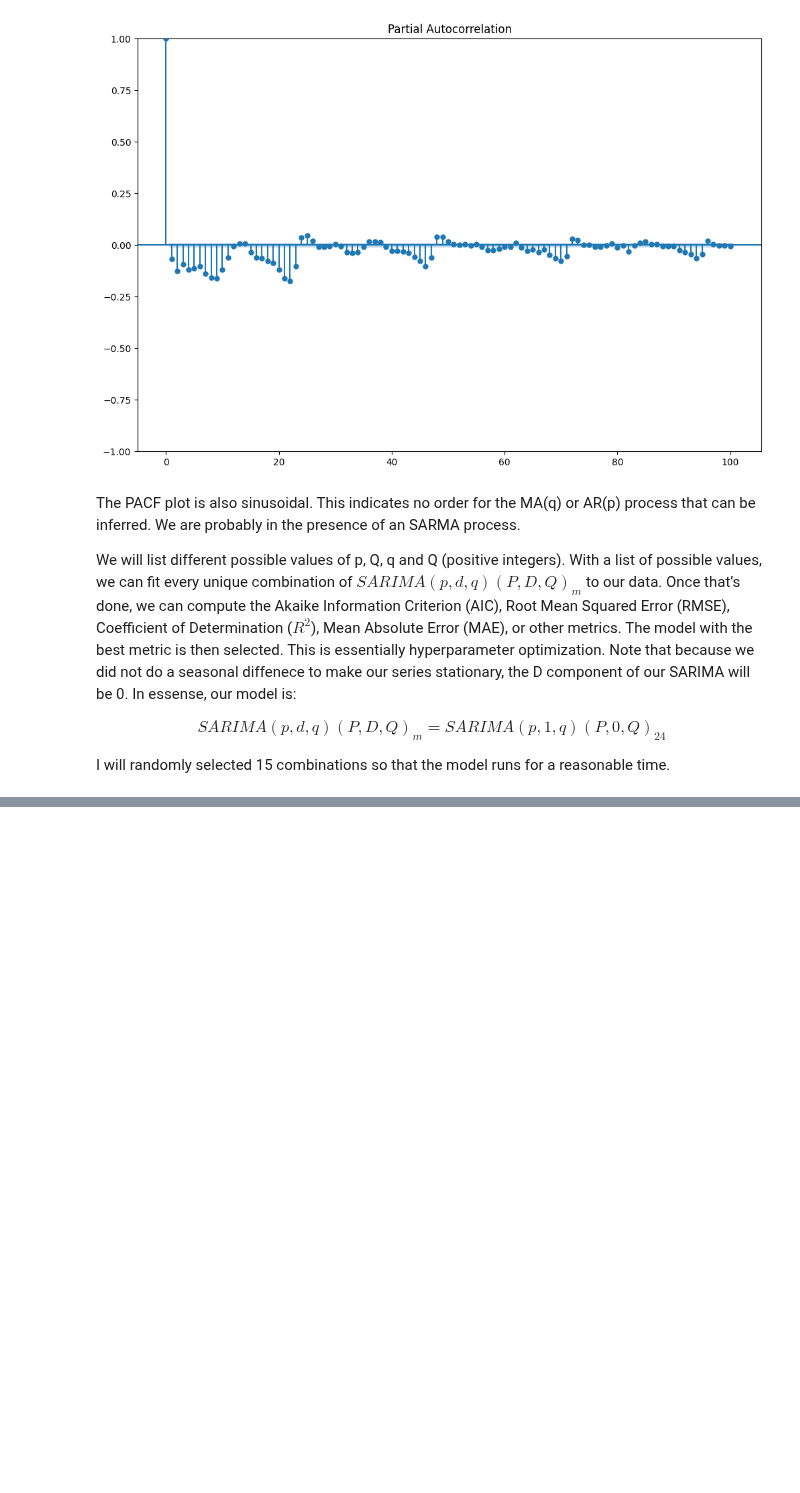
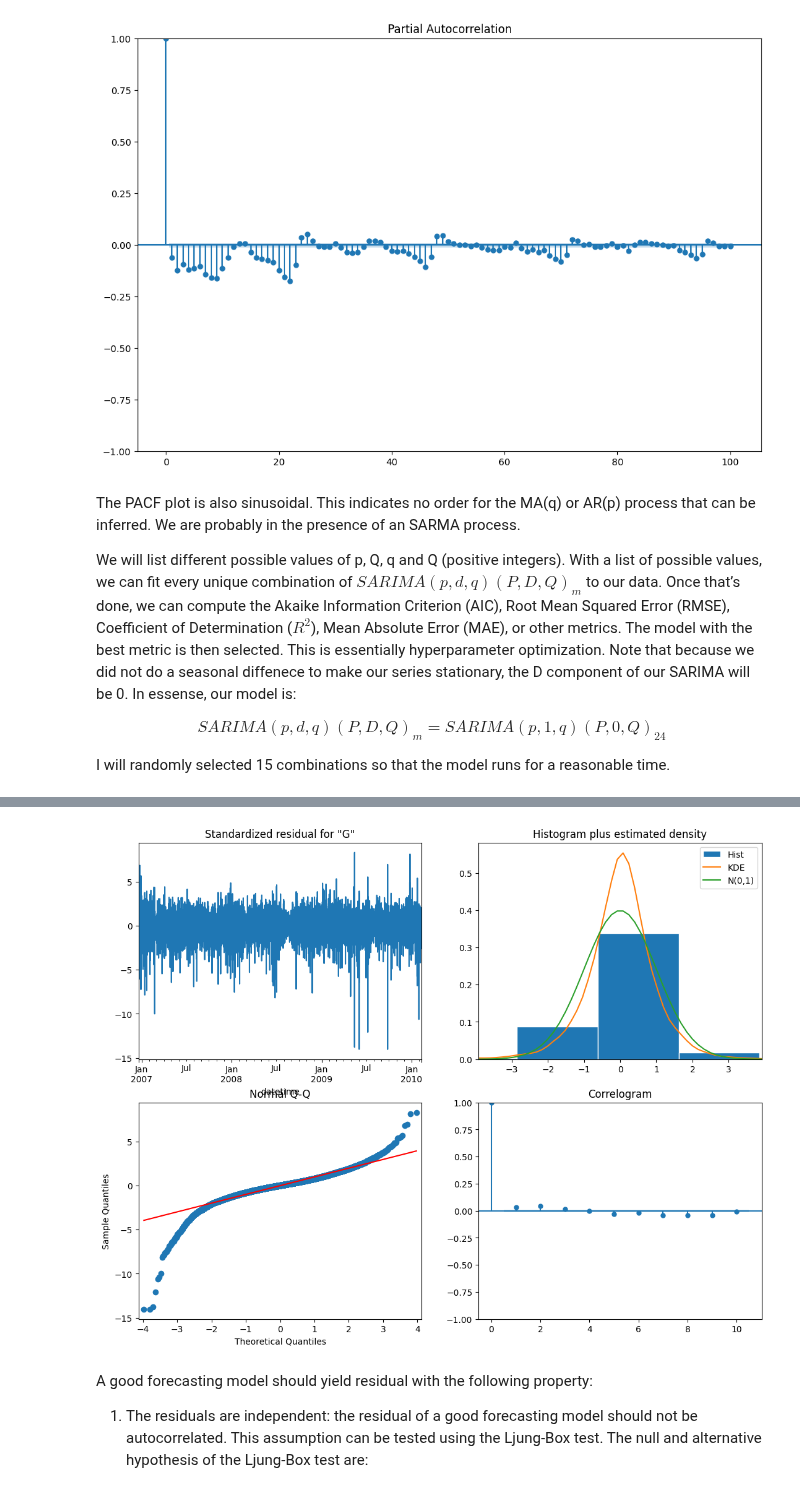
Before and after one commit to Ibrahim-Ola/time-series-python, a Jupyter notebook: SARIMA.ipynb, the cells around one changed output, grey strips where cells are left out. Saved outputs shown, nothing was run; the diff lists cells and outputs as text; code cells hidden in the pictures; blank space fills up the shorter version.

```diff
--- a/SARIMA.ipynb
+++ b/SARIMA.ipynb
@@ -358,0 +306,17 @@ sarimax_results.sort_values('RMSE').head(3)
+# %%
+best_order = sarimax_results.sort_values('AIC').iloc[0]['order(p, 1, q)(P, 0, Q, 24)']
+print("=========================================")
+print(f"Best order: SARIMA({best_order[0]}, 1, {best_order[1]})({best_order[2]}, 0, {best_order[3]})_[24]")
+print("=========================================\n")
+
+final_model = SARIMAX(
+    endog=train_endo,
+    exog=train_exo,
+    order=(best_order[0], 1, best_order[1]),
+    seasonal_order=(best_order[2], 0, best_order[3], 24),
+    enforce_stationarity=False,
+    enforce_invertibility=False,
+    simple_differencing=False
+).fit(disp=False)
+
+print(final_model.summary())
@@ -358,0 +341,8 @@ sarimax_results.sort_values('RMSE').head(3)
+# %%
+final_model.plot_diagnostics(figsize=(13, 10));
+# %% [output]
+[figure, added]
+# %% [markdown]
+A good forecasting model should yield residual with the following property:
+
+1. The residuals are independent: the residual of a good forecasting model should not be autocorrelated. This assumption can be tested using the Ljung-Box test. The null and alternative hypothesis of the Ljung-Box test are:
```
Also changed, not shown: parts of 37 cells of this notebook.
